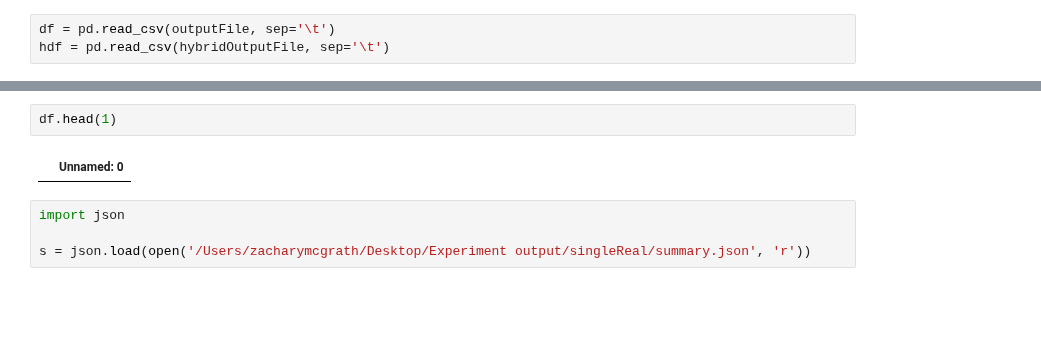
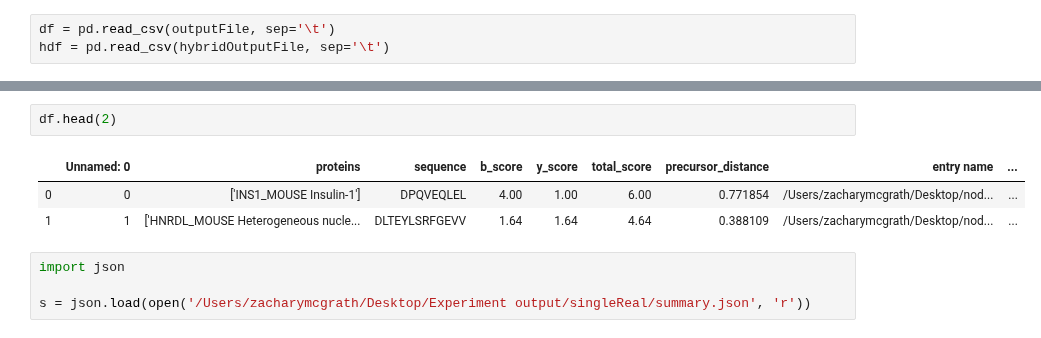
Before and after one commit to zmcgrath96/hypedsearch, a Jupyter notebook: sandbox/jupyter notebooks/Debug real spectra.ipynb, the cells around one changed output, grey strips where cells are left out. Cells and saved outputs as stored; diff of their text form; blank space fills up the shorter version.

```diff
--- a/sandbox/jupyter notebooks/Debug real spectra.ipynb
+++ b/sandbox/jupyter notebooks/Debug real spectra.ipynb
@@ -86,7 +101,9 @@ hdf.head(2)
 # %%
-df.head(1)
+df.head(2)
 # %% [output]
-|  | Unnamed: 0 |
+|  | Unnamed: 0 | proteins | sequence | b_score | y_score | total_score | precursor_distance | entry name | ... |
+| 0 | 0 | ['INS1_MOUSE Insulin-1'] | DPQVEQLEL | 4.00 | 1.00 | 6.00 | 0.771854 | /Users/zacharymcgrath/Desktop/nod... | ... |
+| 1 | 1 | ['HNRDL_MOUSE Heterogeneous nucle... | DLTEYLSRFGEVV | 1.64 | 1.64 | 4.64 | 0.388109 | /Users/zacharymcgrath/Desktop/nod... | ... |
 # %%
 import json
 
```
Also changed, not shown: parts of 13 cells of this notebook, 13 other files.
